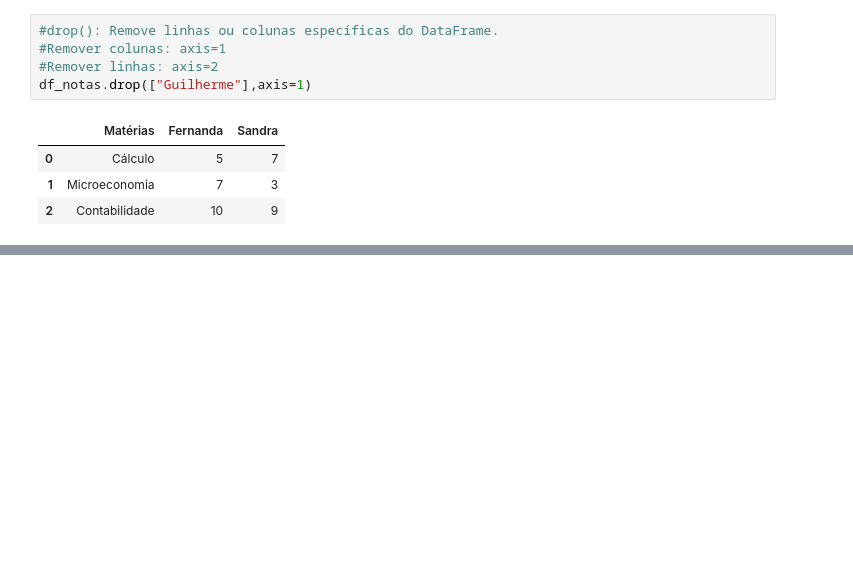
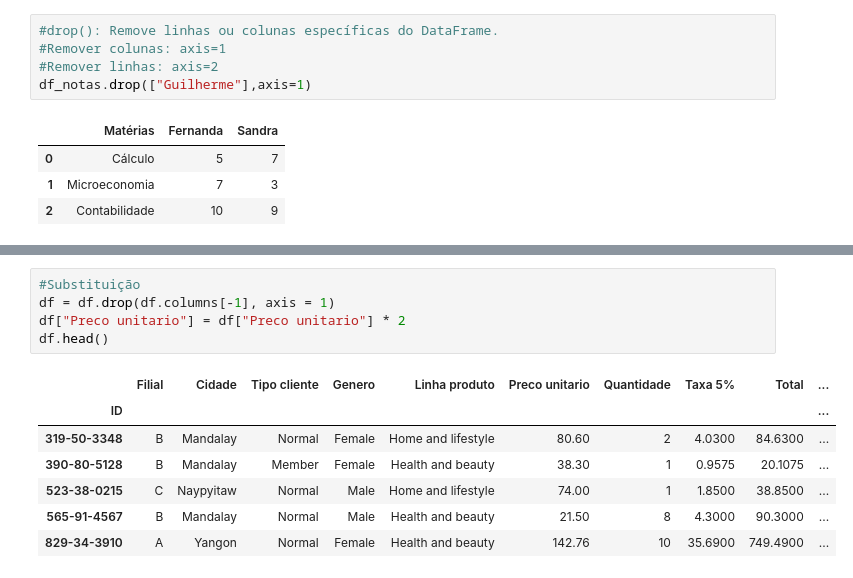
Before and after one commit to vitor-tatiama/CursoPython-Grupo2, a Jupyter notebook: apresentacao_pandas.ipynb, the cells around one changed output, grey strips where cells are left out. Cells and saved outputs as stored; diff of their text form; blank space fills up the shorter version.

```diff
--- a/apresentacao_pandas.ipynb
+++ b/apresentacao_pandas.ipynb
@@ -159,0 +286,13 @@ df_notas.drop(["Guilherme"],axis=1)
+# %%
+#Substituição
+df = df.drop(df.columns[-1], axis = 1)
+df["Preco unitario"] = df["Preco unitario"] * 2
+df.head()
+# %% [output]
+|  | Filial | Cidade | Tipo cliente | Genero | Linha produto | Preco unitario | Quantidade | Taxa 5% | Total | ... |
+| ID |  |  |  |  |  |  |  |  |  | ... |
+| 319-50-3348 | B | Mandalay | Normal | Female | Home and lifestyle | 80.60 | 2 | 4.0300 | 84.6300 | ... |
+| 390-80-5128 | B | Mandalay | Member | Female | Health and beauty | 38.30 | 1 | 0.9575 | 20.1075 | ... |
+| 523-38-0215 | C | Naypyitaw | Normal | Male | Home and lifestyle | 74.00 | 1 | 1.8500 | 38.8500 | ... |
+| 565-91-4567 | B | Mandalay | Normal | Male | Health and beauty | 21.50 | 8 | 4.3000 | 90.3000 | ... |
+| 829-34-3910 | A | Yangon | Normal | Female | Health and beauty | 142.76 | 10 | 35.6900 | 749.4900 | ... |
```
Also changed, not shown: parts of 25 cells of this notebook.
